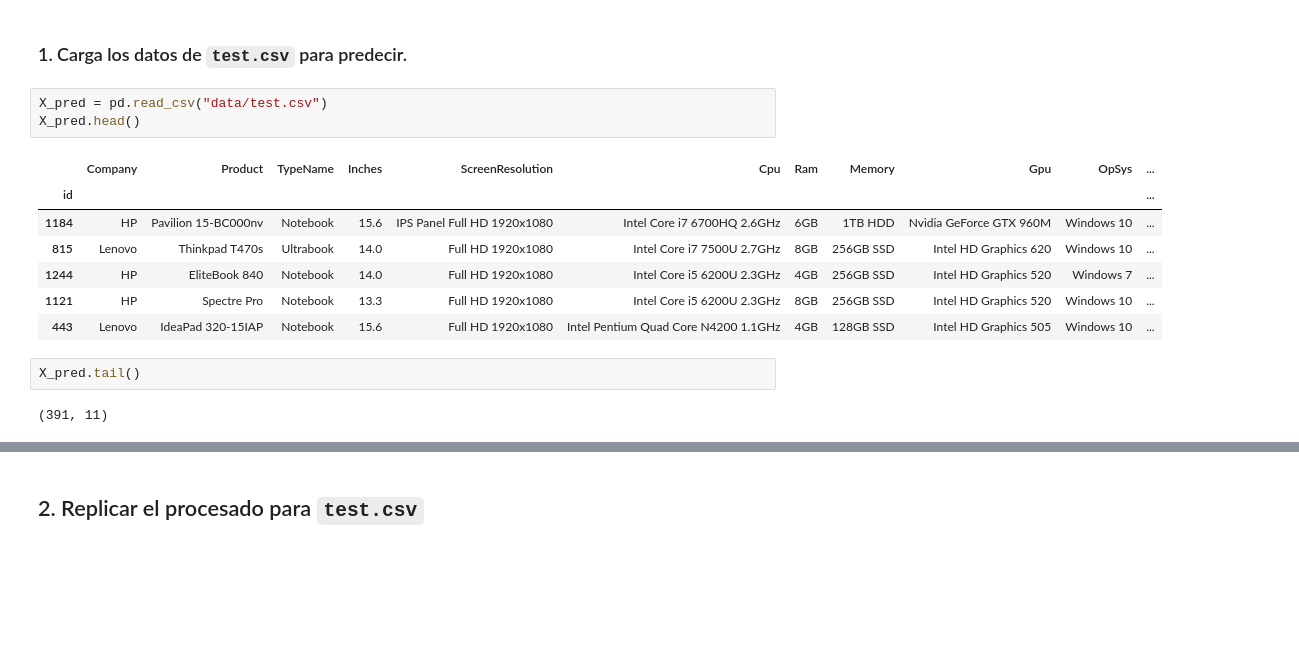
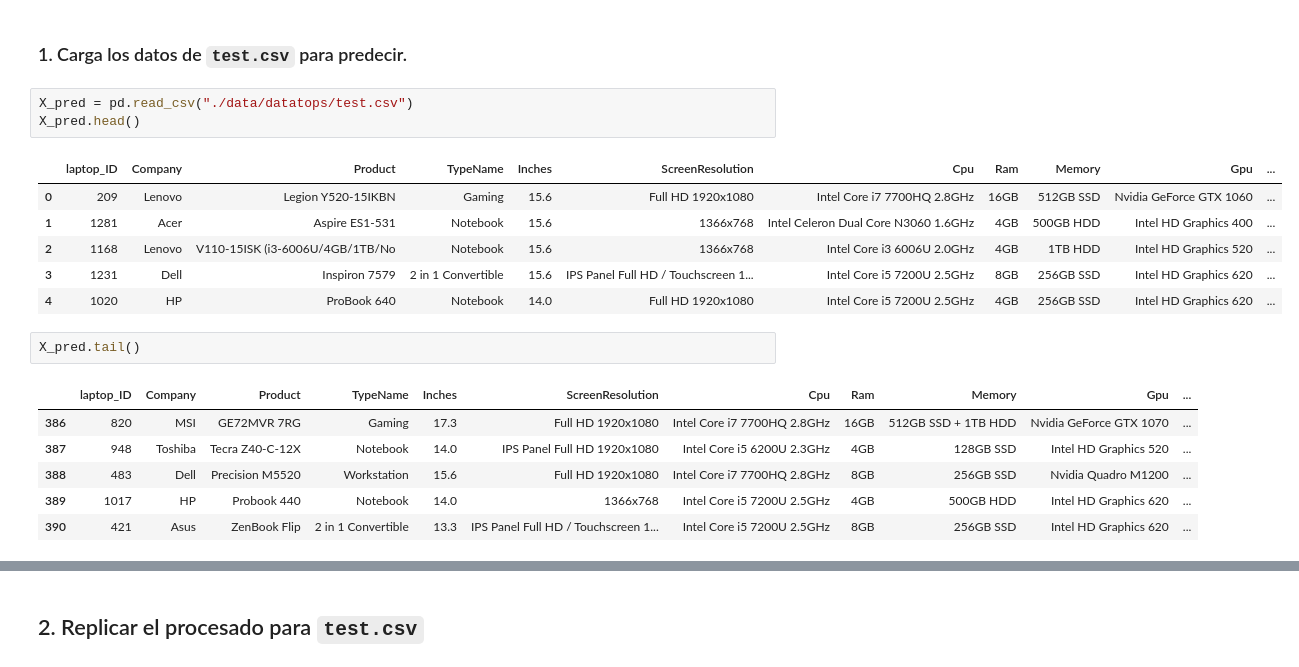
Before and after one commit to JesusGs91/ONLINE_DS_THEBRIDGE_JesusGonzalezSuarez, a Jupyter notebook: Sprint14/Kaggle/Kaggle_submission.ipynb, the cells around one changed output, grey strips where cells are left out. Cells and saved outputs as stored; diff of their text form; blank space fills up the shorter version.

```diff
--- a/Sprint14/Kaggle/Kaggle_submission.ipynb
+++ b/Sprint14/Kaggle/Kaggle_submission.ipynb
@@ -405,19 +773,23 @@ Véase:
 # %% [markdown]
 ### 1. Carga los datos de `test.csv` para predecir.
 # %%
-X_pred = pd.read_csv("data/test.csv")
+X_pred = pd.read_csv("./data/datatops/test.csv")
 X_pred.head()
 # %% [output]
-|  | Company | Product | TypeName | Inches | ScreenResolution | Cpu | Ram | Memory | Gpu | OpSys | ... |
-| id |  |  |  |  |  |  |  |  |  |  | ... |
-| 1184 | HP | Pavilion 15-BC000nv | Notebook | 15.6 | IPS Panel Full HD 1920x1080 | Intel Core i7 6700HQ 2.6GHz | 6GB | 1TB HDD | Nvidia GeForce GTX 960M | Windows 10 | ... |
-| 815 | Lenovo | Thinkpad T470s | Ultrabook | 14.0 | Full HD 1920x1080 | Intel Core i7 7500U 2.7GHz | 8GB | 256GB SSD | Intel HD Graphics 620 | Windows 10 | ... |
-| 1244 | HP | EliteBook 840 | Notebook | 14.0 | Full HD 1920x1080 | Intel Core i5 6200U 2.3GHz | 4GB | 256GB SSD | Intel HD Graphics 520 | Windows 7 | ... |
-| 1121 | HP | Spectre Pro | Notebook | 13.3 | Full HD 1920x1080 | Intel Core i5 6200U 2.3GHz | 8GB | 256GB SSD | Intel HD Graphics 520 | Windows 10 | ... |
-| 443 | Lenovo | IdeaPad 320-15IAP | Notebook | 15.6 | Full HD 1920x1080 | Intel Pentium Quad Core N4200 1.1GHz | 4GB | 128GB SSD | Intel HD Graphics 505 | Windows 10 | ... |
+|  | laptop_ID | Company | Product | TypeName | Inches | ScreenResolution | Cpu | Ram | Memory | Gpu | ... |
+| 0 | 209 | Lenovo | Legion Y520-15IKBN | Gaming | 15.6 | Full HD 1920x1080 | Intel Core i7 7700HQ 2.8GHz | 16GB | 512GB SSD | Nvidia GeForce GTX 1060 | ... |
+| 1 | 1281 | Acer | Aspire ES1-531 | Notebook | 15.6 | 1366x768 | Intel Celeron Dual Core N3060 1.6GHz | 4GB | 500GB HDD | Intel HD Graphics 400 | ... |
+| 2 | 1168 | Lenovo | V110-15ISK (i3-6006U/4GB/1TB/No | Notebook | 15.6 | 1366x768 | Intel Core i3 6006U 2.0GHz | 4GB | 1TB HDD | Intel HD Graphics 520 | ... |
+| 3 | 1231 | Dell | Inspiron 7579 | 2 in 1 Convertible | 15.6 | IPS Panel Full HD / Touchscreen 1... | Intel Core i5 7200U 2.5GHz | 8GB | 256GB SSD | Intel HD Graphics 620 | ... |
+| 4 | 1020 | HP | ProBook 640 | Notebook | 14.0 | Full HD 1920x1080 | Intel Core i5 7200U 2.5GHz | 4GB | 256GB SSD | Intel HD Graphics 620 | ... |
 # %%
 X_pred.tail()
 # %% [output]
-(391, 11)
+|  | laptop_ID | Company | Product | TypeName | Inches | ScreenResolution | Cpu | Ram | Memory | Gpu | ... |
+| 386 | 820 | MSI | GE72MVR 7RG | Gaming | 17.3 | Full HD 1920x1080 | Intel Core i7 7700HQ 2.8GHz | 16GB | 512GB SSD + 1TB HDD | Nvidia GeForce GTX 1070 | ... |
+| 387 | 948 | Toshiba | Tecra Z40-C-12X | Notebook | 14.0 | IPS Panel Full HD 1920x1080 | Intel Core i5 6200U 2.3GHz | 4GB | 128GB SSD | Intel HD Graphics 520 | ... |
+| 388 | 483 | Dell | Precision M5520 | Workstation | 15.6 | Full HD 1920x1080 | Intel Core i7 7700HQ 2.8GHz | 8GB | 256GB SSD | Nvidia Quadro M1200 | ... |
+| 389 | 1017 | HP | Probook 440 | Notebook | 14.0 | 1366x768 | Intel Core i5 7200U 2.5GHz | 4GB | 500GB HDD | Intel HD Graphics 620 | ... |
+| 390 | 421 | Asus | ZenBook Flip | 2 in 1 Convertible | 13.3 | IPS Panel Full HD / Touchscreen 1... | Intel Core i5 7200U 2.5GHz | 8GB | 256GB SSD | Intel HD Graphics 620 | ... |
 # %%
 X_pred.info()
```
Also changed, not shown: parts of 61 cells of this notebook, 9 other files.
